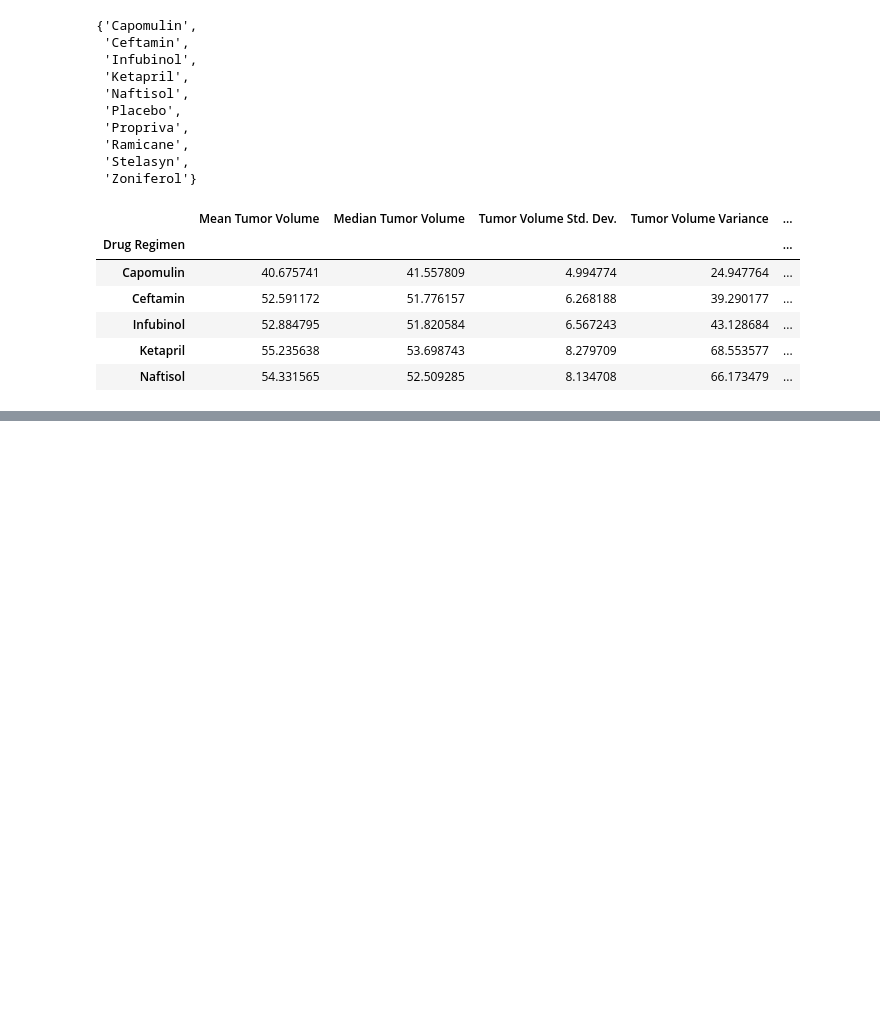
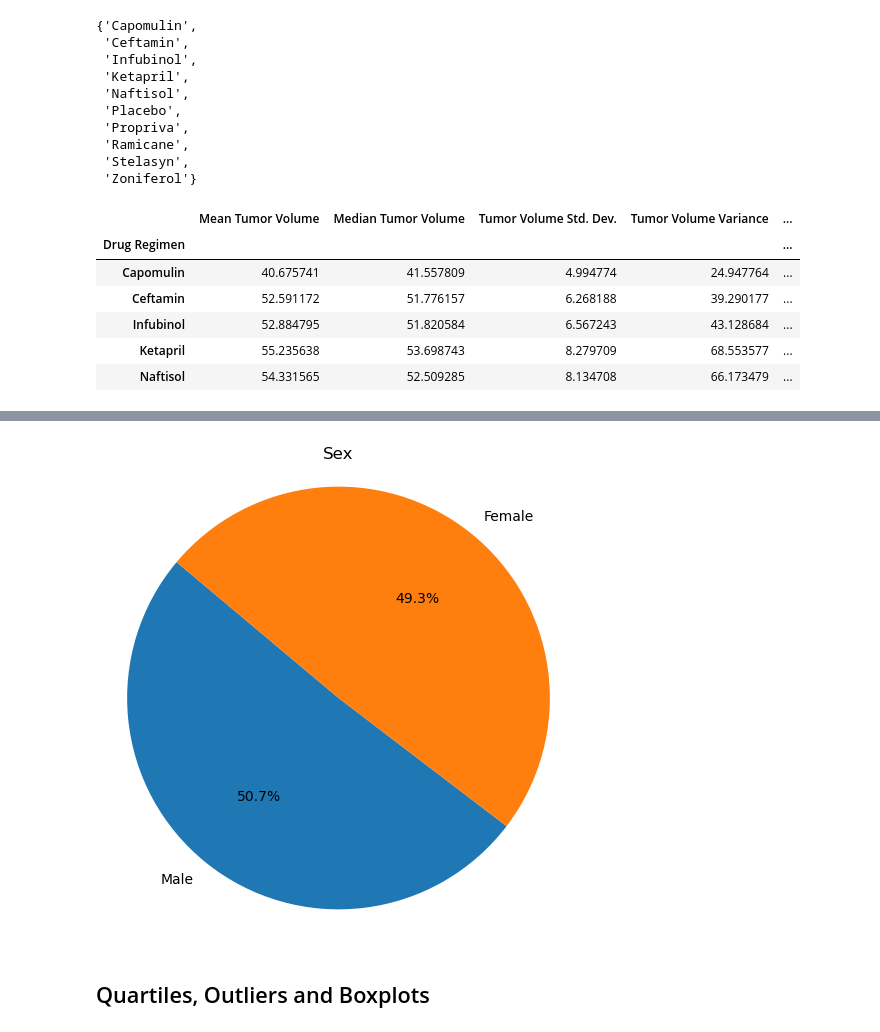
Before and after one commit to datakreese/visualization-challenge, a Jupyter notebook: pymaceuticals.ipynb, the cells around one changed output, grey strips where cells are left out. Cells and saved outputs as stored; diff of their text form; code cells hidden in the pictures; blank space fills up the shorter version.

```diff
--- a/pymaceuticals.ipynb
+++ b/pymaceuticals.ipynb
@@ -118,0 +162,19 @@ tumor_df.head()
+# %%
+# Generate a pie plot showing the distribution of female versus male mice using pyplot
+# Create a pie chart
+# Extract data from the DataFrame column
+sexes = cleaned_df['Sex'].value_counts().tolist()  # Assuming 'sizes_column' is the column containing sizes
+labels = ['Male', 'Female']
+
+# Create a pie chart
+plt.figure(figsize=(6, 6))
+plt.title("Sex")
+plt.pie(sexes, labels=labels, autopct='%1.1f%%', startangle=140)
+plt.axis('equal')  # Equal aspect ratio ensures that pie is drawn as a circle
+
+# Display the pie chart
+plt.show()
+# %% [output]
+[figure, added]
+# %% [markdown]
+## Quartiles, Outliers and Boxplots
```
Also changed, not shown: parts of 5 cells of this notebook.
